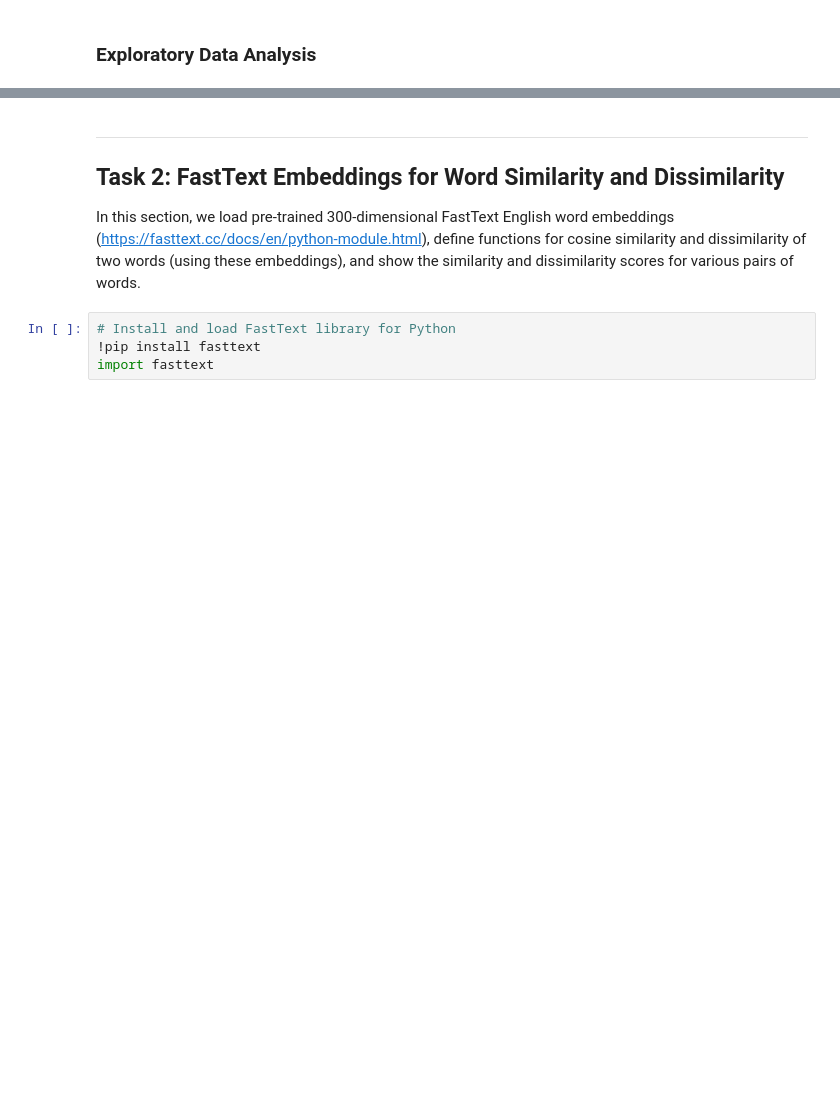
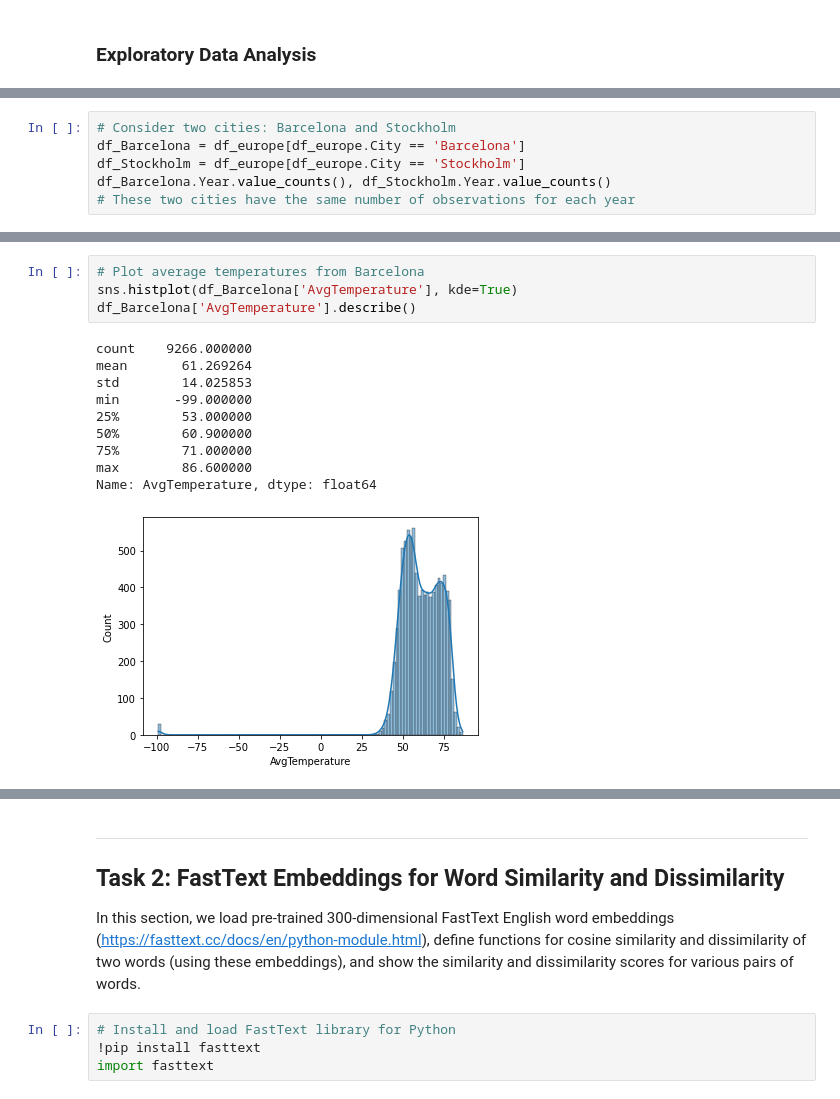
Before and after one commit to bernhardtandy/ProjectsMLAI, a Jupyter notebook: HW4_AndyBernhardt.ipynb, the cells around one changed output, grey strips where cells are left out. Saved outputs shown, nothing was run; the diff lists cells and outputs as text; blank space fills up the shorter version.

```diff
--- a/HW4_AndyBernhardt.ipynb
+++ b/HW4_AndyBernhardt.ipynb
@@ -542,0 +283,6 @@ plotExamples(NN, ["Amsterdam", "Brussels"], [2010, 2017])
+# %%
+# Consider two cities: Barcelona and Stockholm
+df_Barcelona = df_europe[df_europe.City == 'Barcelona']
+df_Stockholm = df_europe[df_europe.City == 'Stockholm']
+df_Barcelona.Year.value_counts(), df_Stockholm.Year.value_counts()
+# These two cities have the same number of observations for each year
@@ -542,0 +307,15 @@ plotExamples(NN, ["Amsterdam", "Brussels"], [2010, 2017])
+# %%
+# Plot average temperatures from Barcelona
+sns.histplot(df_Barcelona['AvgTemperature'], kde=True)
+df_Barcelona['AvgTemperature'].describe()
+# %% [output]
+count    9266.000000
+mean       61.269264
+std        14.025853
+min       -99.000000
+25%        53.000000
+50%        60.900000
+75%        71.000000
+max        86.600000
+Name: AvgTemperature, dtype: float64
+[figure, added]
```
Also changed, not shown: parts of 131 cells of this notebook.
